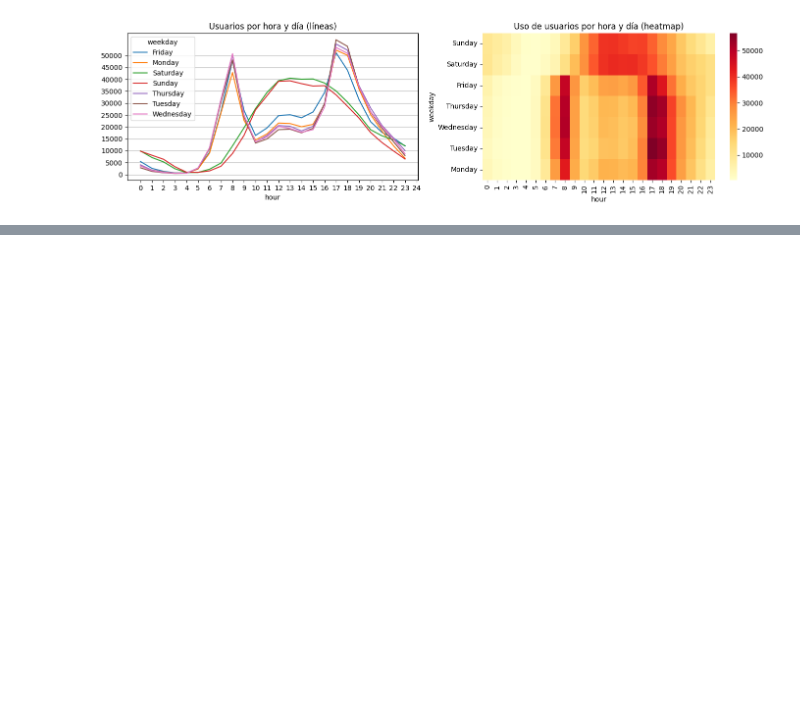
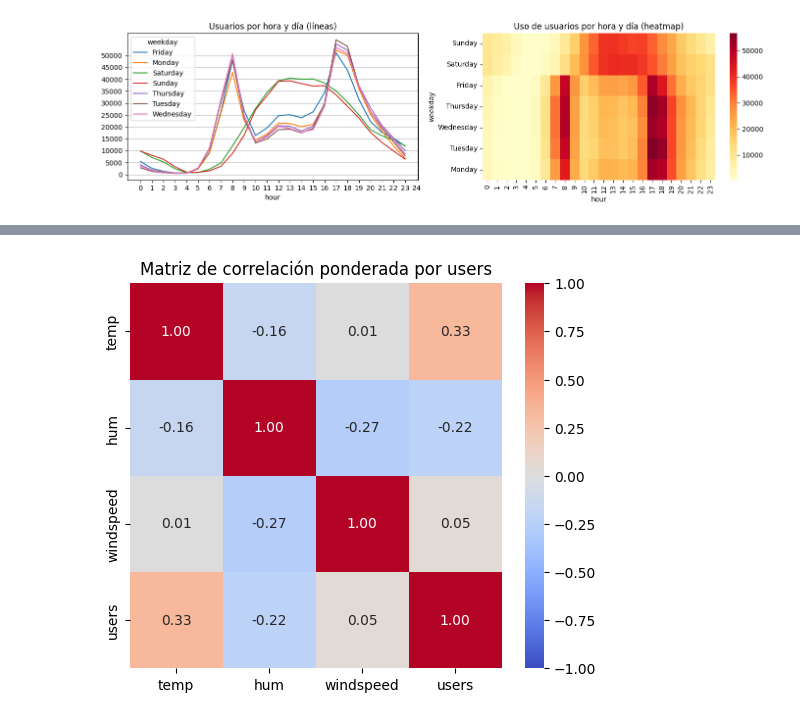
Before and after one commit to jheinsonand/Prediccion_uso_bicicletas, a Jupyter notebook: notebooks/01_eda_preprocess.ipynb, the cells around one changed output, grey strips where cells are left out. Saved outputs shown, nothing was run; the diff lists cells and outputs as text; code cells hidden in the pictures; blank space fills up the shorter version.

Commit message:
15 enero 2026. Matrices de correlacion, inclusion de lags en data de serie de tiempo.

```diff
--- a/notebooks/01_eda_preprocess.ipynb
+++ b/notebooks/01_eda_preprocess.ipynb
@@ -240,0 +235,19 @@ plt.show()
+# %%
+def weighted_corr_matrix(df, cols, w):
+    def wc(x, y):
+        xm = np.average(x, weights=w)
+        ym = np.average(y, weights=w)
+        cov = np.average((x - xm) * (y - ym), weights=w)
+        return cov / (
+            np.sqrt(np.average((x - xm)**2, weights=w)) *
+            np.sqrt(np.average((y - ym)**2, weights=w))
+        )
+
+    return pd.DataFrame(
+        [[wc(df[c1], df[c2]) for c2 in cols] for c1 in cols],
+        index=cols, columns=cols
+    )
+
+cols = ["temp", "hum", "windspeed", "users"]
+corr_w = weighted_corr_matrix(df, cols, df["users"])
+corr_w
@@ -240,0 +260,7 @@ plt.show()
+# %%
+plt.figure(figsize=(6, 5))
+sns.heatmap(corr_w, annot=True, fmt=".2f", cmap="coolwarm", vmin=-1, vmax=1)
+plt.title("Matriz de correlación ponderada por users")
+plt.show()
+# %% [output]
+[figure, added]
```
Also changed, not shown: parts of 11 cells of this notebook, 2 other files.
